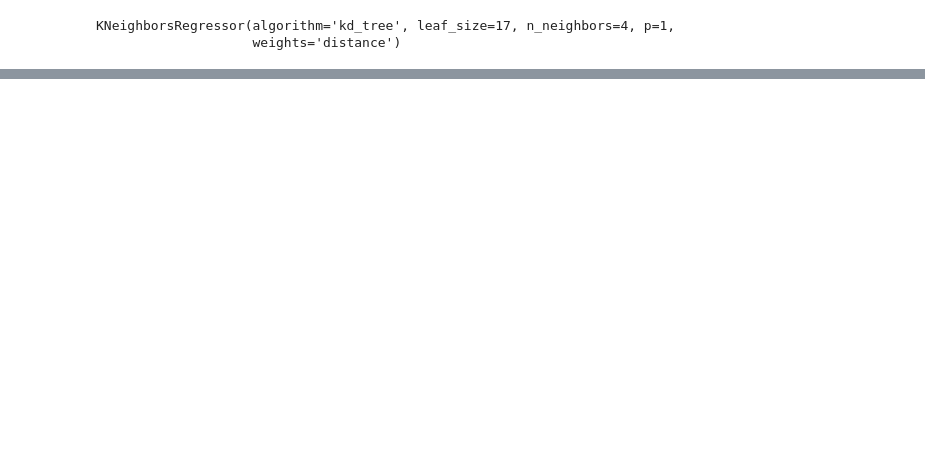
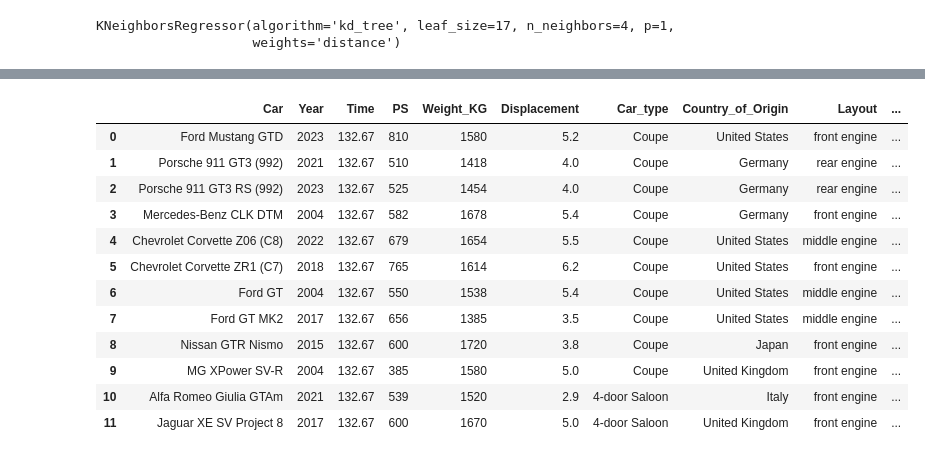
Before and after one commit to RJMNillo/LagunaSecaLapTimes, a Jupyter notebook: PredictingLapTimes.ipynb, the cells around one changed output, grey strips where cells are left out. Cells and saved outputs as stored; diff of their text form; code cells hidden in the pictures; blank space fills up the shorter version.

```diff
--- a/PredictingLapTimes.ipynb
+++ b/PredictingLapTimes.ipynb
@@ -326,0 +339,18 @@ r2_score: 0.6262992752817214
+# %%
+PredictionComparison = pd.read_csv("CarComparisonChart.csv", header= 1)
+
+PredictionComparison
+# %% [output]
+|  | Car | Year | Time | PS | Weight_KG | Displacement | Car_type | Country_of_Origin | Layout | ... |
+| 0 | Ford Mustang GTD | 2023 | 132.67 | 810 | 1580 | 5.2 | Coupe | United States | front engine | ... |
+| 1 | Porsche 911 GT3 (992) | 2021 | 132.67 | 510 | 1418 | 4.0 | Coupe | Germany | rear engine | ... |
+| 2 | Porsche 911 GT3 RS (992) | 2023 | 132.67 | 525 | 1454 | 4.0 | Coupe | Germany | rear engine | ... |
+| 3 | Mercedes-Benz CLK DTM | 2004 | 132.67 | 582 | 1678 | 5.4 | Coupe | Germany | front engine | ... |
+| 4 | Chevrolet Corvette Z06 (C8) | 2022 | 132.67 | 679 | 1654 | 5.5 | Coupe | United States | middle engine | ... |
+| 5 | Chevrolet Corvette ZR1 (C7) | 2018 | 132.67 | 765 | 1614 | 6.2 | Coupe | United States | front engine | ... |
+| 6 | Ford GT | 2004 | 132.67 | 550 | 1538 | 5.4 | Coupe | United States | middle engine | ... |
+| 7 | Ford GT MK2 | 2017 | 132.67 | 656 | 1385 | 3.5 | Coupe | United States | middle engine | ... |
+| 8 | Nissan GTR Nismo | 2015 | 132.67 | 600 | 1720 | 3.8 | Coupe | Japan | front engine | ... |
+| 9 | MG XPower SV-R | 2004 | 132.67 | 385 | 1580 | 5.0 | Coupe | United Kingdom | front engine | ... |
+| 10 | Alfa Romeo Giulia GTAm | 2021 | 132.67 | 539 | 1520 | 2.9 | 4-door Saloon | Italy | front engine | ... |
+| 11 | Jaguar XE SV Project 8 | 2017 | 132.67 | 600 | 1670 | 5.0 | 4-door Saloon | United Kingdom | front engine | ... |
```
Also changed, not shown: parts of 14 cells of this notebook, 1 other file.
